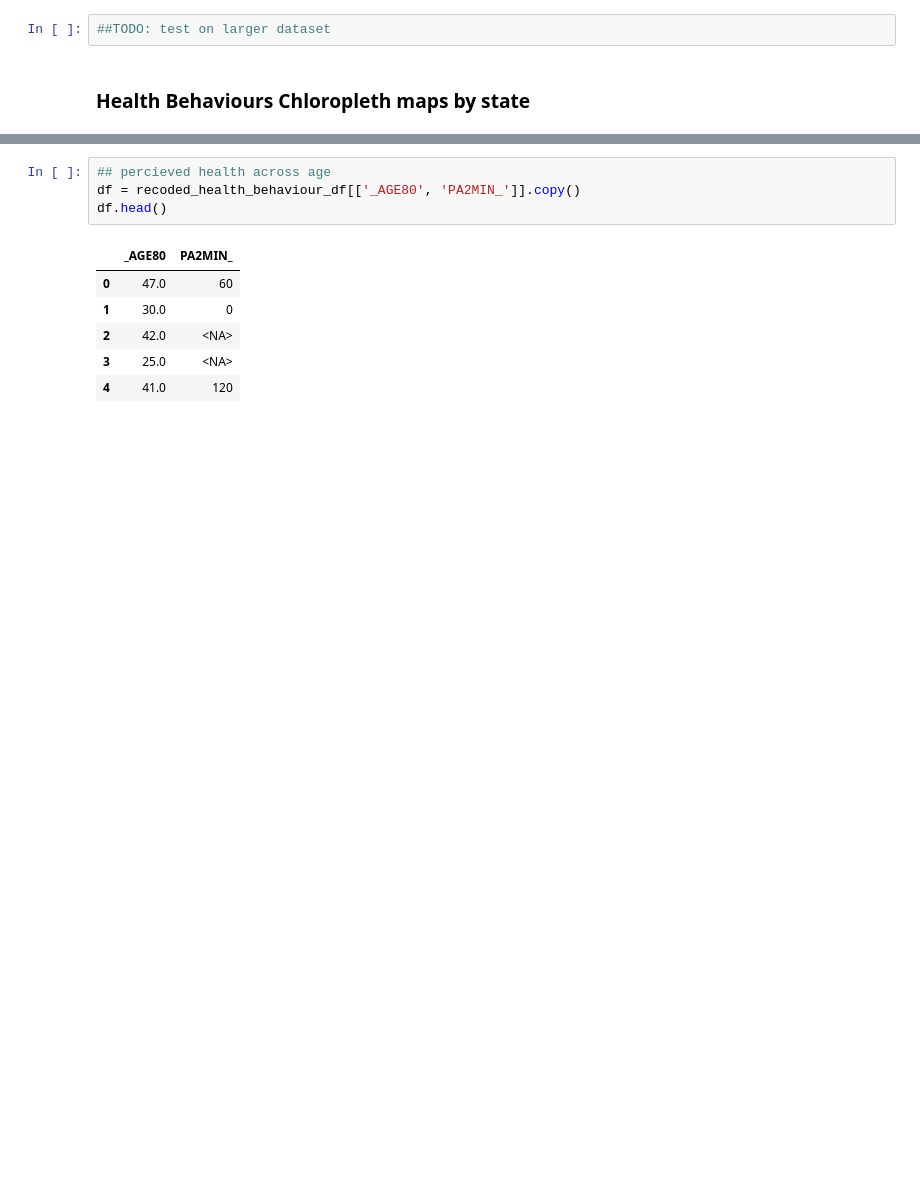
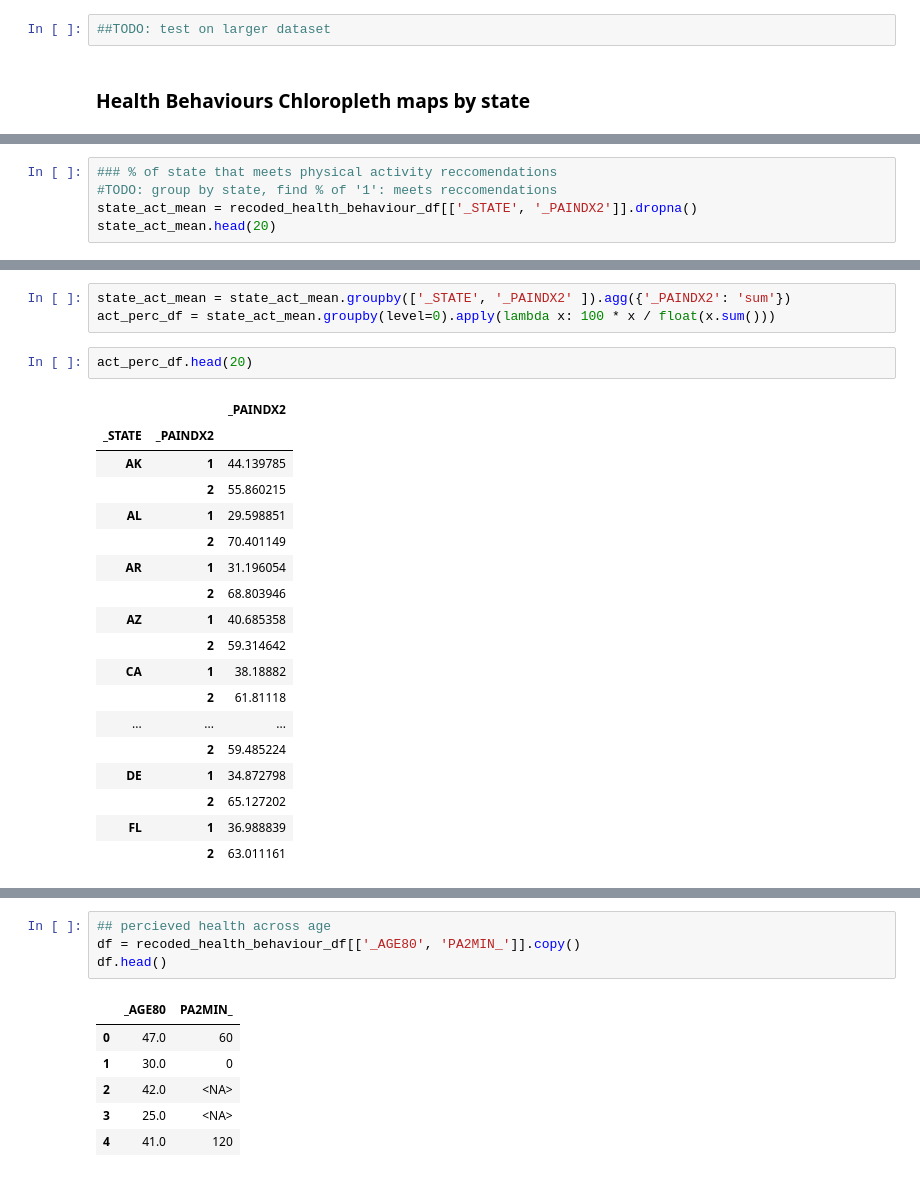
Before and after one commit to EMarksCyr/Final_Project_Health_Outcome_Prediction, a Jupyter notebook: analysis/data_exploration.ipynb, the cells around one changed output, grey strips where cells are left out. Cells and saved outputs as stored; diff of their text form; blank space fills up the shorter version.

```diff
--- a/analysis/data_exploration.ipynb
+++ b/analysis/data_exploration.ipynb
@@ -758,0 +976,5 @@ fig.show()
+# %%
+### % of state that meets physical activity reccomendations
+#TODO: group by state, find % of '1': meets reccomendations
+state_act_mean = recoded_health_behaviour_df[['_STATE', '_PAINDX2']].dropna()
+state_act_mean.head(20)
@@ -758,0 +999,24 @@ fig.show()
+# %%
+state_act_mean = state_act_mean.groupby(['_STATE', '_PAINDX2' ]).agg({'_PAINDX2': 'sum'})
+act_perc_df = state_act_mean.groupby(level=0).apply(lambda x: 100 * x / float(x.sum()))
+# %%
+act_perc_df.head(20)
+# %% [output]
+|  |  | _PAINDX2 |
+| _STATE | _PAINDX2 |  |
+| AK | 1 | 44.139785 |
+|  | 2 | 55.860215 |
+| AL | 1 | 29.598851 |
+|  | 2 | 70.401149 |
+| AR | 1 | 31.196054 |
+|  | 2 | 68.803946 |
+| AZ | 1 | 40.685358 |
+|  | 2 | 59.314642 |
+| CA | 1 | 38.18882 |
+|  | 2 | 61.81118 |
+| ... | ... | ... |
+|  | 2 | 59.485224 |
+| DE | 1 | 34.872798 |
+|  | 2 | 65.127202 |
+| FL | 1 | 36.988839 |
+|  | 2 | 63.011161 |
```
Also changed, not shown: parts of 42 cells of this notebook, 1 other file.
